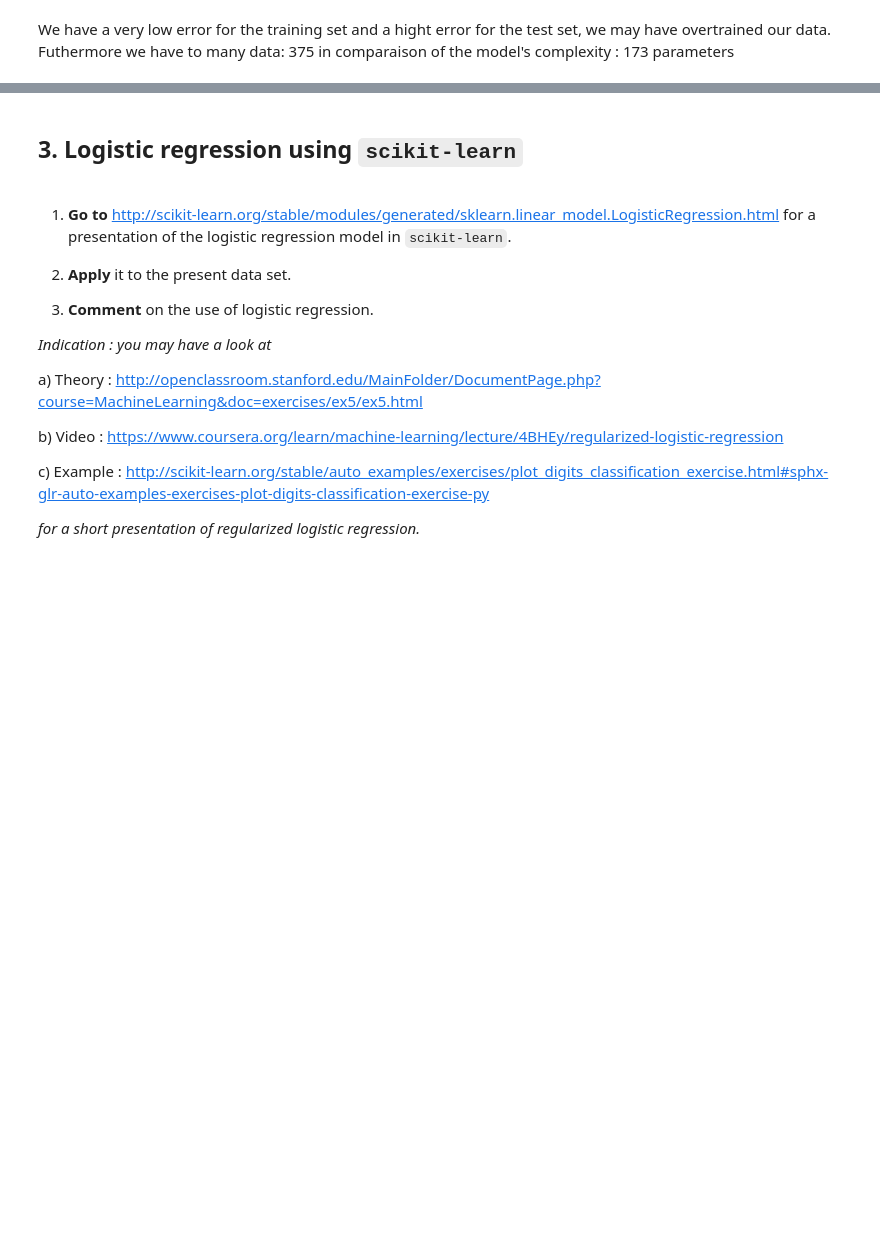
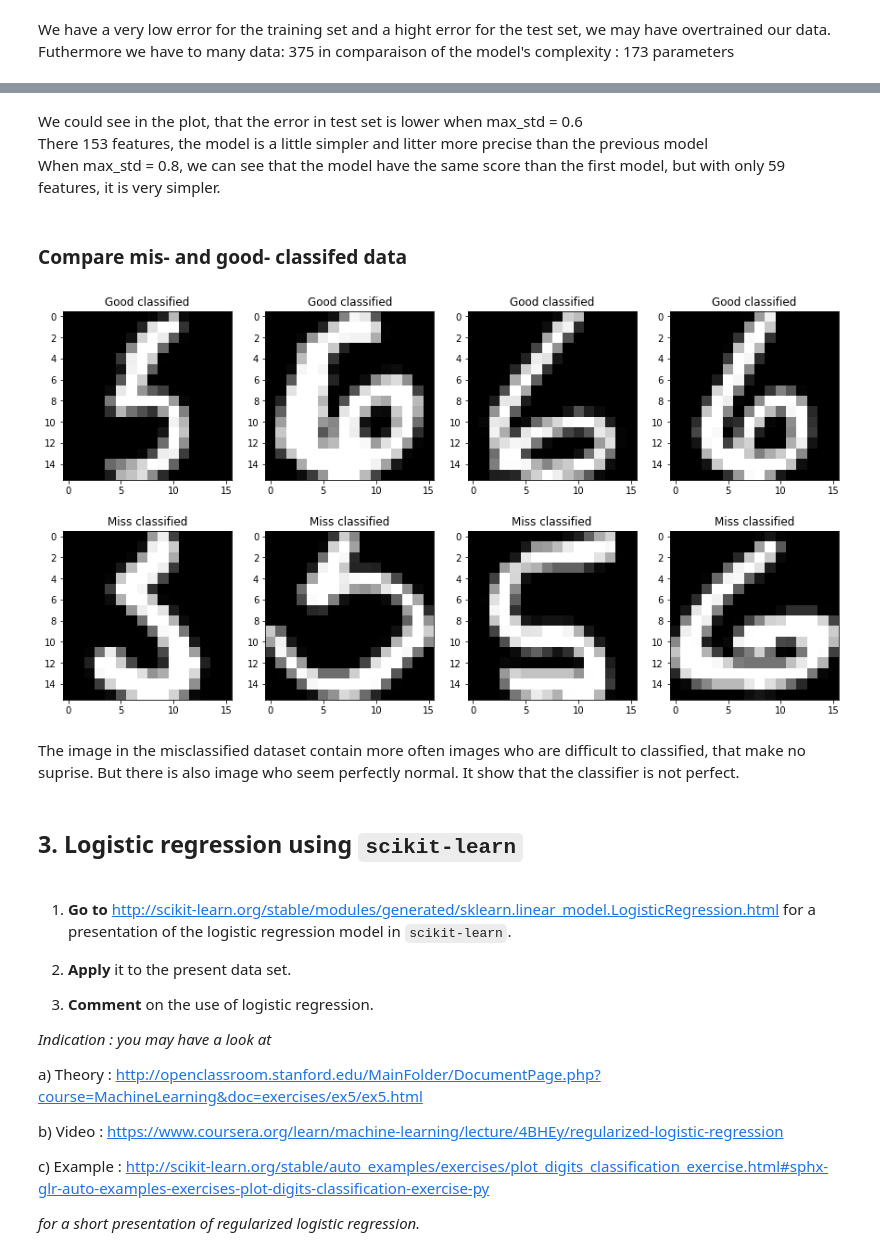
Before and after one commit to kronerte/ML_Logistic_Regression, a Jupyter notebook: TP3_archive/TP3_logistic_regression.ipynb, the cells around one changed output, grey strips where cells are left out. Cells and saved outputs as stored; diff of their text form; code cells hidden in the pictures; blank space fills up the shorter version.

```diff
--- a/TP3_archive/TP3_logistic_regression.ipynb
+++ b/TP3_archive/TP3_logistic_regression.ipynb
@@ -571,8 +536,0 @@ error rate : 46.97142857142857 %
-# %%
-# misclassified image
-misclassified = x_test_brut[LR.predict(x_test) != class_test.reshape(-1)]
-n=40;
-I = reshape(misclassified[n,:],(16,16))
-
-plt.imshow(I,cmap='gray')
-plt.show()
@@ -581,7 +536,0 @@ plt.show()
-# %%
-goodclassified = x_test_brut[LR.predict(x_test) == class_test.reshape(-1)]
-n=40;
-I = reshape(goodclassified[n,:],(16,16))
-
-plt.imshow(I,cmap='gray')
-plt.show()
@@ -590,3 +610,40 @@ plt.show()
+# %% [markdown]
+We could see in the plot, that the error in test set is lower when max_std = 0.6 <br>
+There 153 features, the model is a little simpler and litter more precise than the previous model <br>
+When max_std = 0.8, we can see that the model have the same score than the first model, but with only 59 features, it is very simpler.
+# %% [markdown]
+### Compare mis- and good- classifed data
+# %%
+# misclassified images
+misclassified = x_test_brut[LR.predict(x_test) != class_test.reshape(-1)]
+# goodclassified images
+goodclassified = x_test_brut[LR.predict(x_test) == class_test.reshape(-1)]
+
+# Nombre d'images bien et mal classées
+n_good =  goodclassified.shape[0]
+n_mis =  misclassified.shape[0]
+
+I = reshape(goodclassified[n,:],(16,16))
+
+for i in range(4):
+    # On plot les images bien classées sur la première ligne
+    plt.subplot(2,4,1 + i)
+    # On affiche une image aléatoirement
+    n = np.random.randint(0,n_good)
+    plt.imshow(reshape(goodclassified[n,:],(16,16)),cmap='gray')
+    plt.title("Good classified")
+
+    # On plot les images mal classées sur la deuxième ligne
+    plt.subplot(2,4,4 +1+ i)
+    # On affiche une image aléatoirement
+    n = np.random.randint(0,n_mis)
+    plt.imshow(reshape(misclassified[np.random.randint(0,n_mis),:],(16,16)),cmap='gray')
+    plt.title("Miss classified")
+plt.show()
+# %% [output]
+[figure, added]
+# %% [markdown]
+The image in the misclassified dataset contain more often images who are difficult to classified, that make no suprise. But there is also image who seem perfectly normal. It show that the classifier is not perfect.
 # %% [markdown]
 ## 3. Logistic regression using `scikit-learn`
 # %% [markdown]
```
Also changed, not shown: parts of 10 cells of this notebook.
